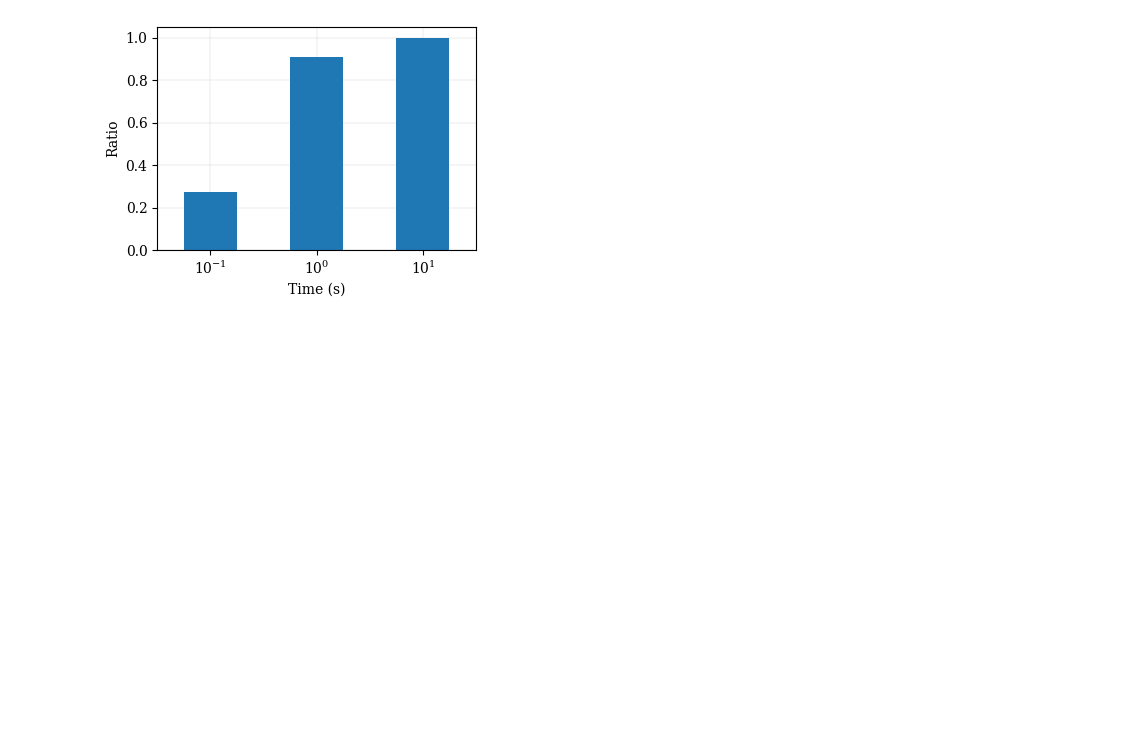
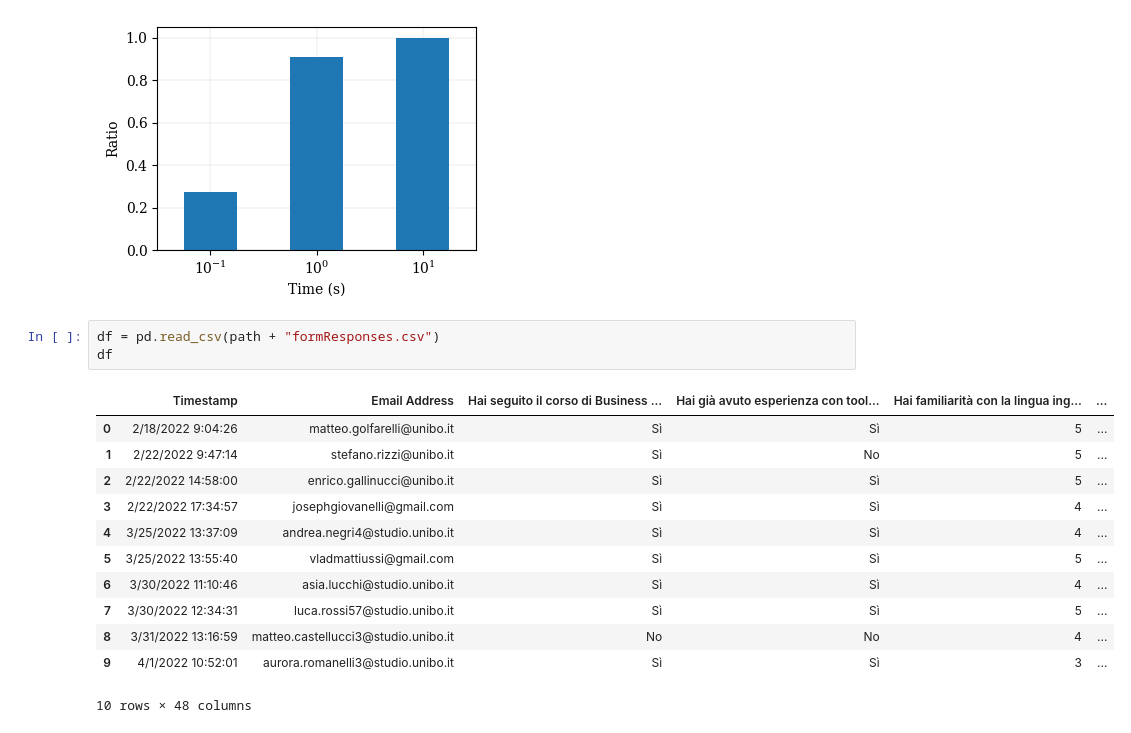
Before and after one commit to big-unibo/conversational-olap, a Jupyter notebook: COOL/src/main/python/charts.ipynb, the cells around one changed output. Drawn from its saved outputs; the diff is of its cells as text; blank space fills up the shorter version.

```diff
--- a/COOL/src/main/python/charts.ipynb
+++ b/COOL/src/main/python/charts.ipynb
@@ -259,3 +259,19 @@ fig
 # %% [output]
 14.5
 [figure]
+# %%
+df = pd.read_csv(path + "formResponses.csv")
+df
+# %% [output]
+|  | Timestamp | Email Address | Hai seguito il corso di Business ... | Hai già avuto esperienza con tool... | Hai familiarità con la lingua ing... | ... |
+| 0 | 2/18/2022 9:04:26 | matteo.golfarelli@unibo.it | Sì | Sì | 5 | ... |
+| 1 | 2/22/2022 9:47:14 | stefano.rizzi@unibo.it | Sì | No | 5 | ... |
+| 2 | 2/22/2022 14:58:00 | enrico.gallinucci@unibo.it | Sì | Sì | 5 | ... |
+| 3 | 2/22/2022 17:34:57 | josephgiovanelli@gmail.com | Sì | Sì | 4 | ... |
+| 4 | 3/25/2022 13:37:09 | andrea.negri4@studio.unibo.it | Sì | Sì | 4 | ... |
+| 5 | 3/25/2022 13:55:40 | vladmattiussi@gmail.com | Sì | Sì | 5 | ... |
+| 6 | 3/30/2022 11:10:46 | asia.lucchi@studio.unibo.it | Sì | Sì | 4 | ... |
+| 7 | 3/30/2022 12:34:31 | luca.rossi57@studio.unibo.it | Sì | Sì | 5 | ... |
+| 8 | 3/31/2022 13:16:59 | matteo.castellucci3@studio.unibo.it | No | No | 4 | ... |
+| 9 | 4/1/2022 10:52:01 | aurora.romanelli3@studio.unibo.it | Sì | Sì | 3 | ... |
+10 rows × 48 columns
```
Also changed, not shown: parts of 8 cells of this notebook, 3 other files.
